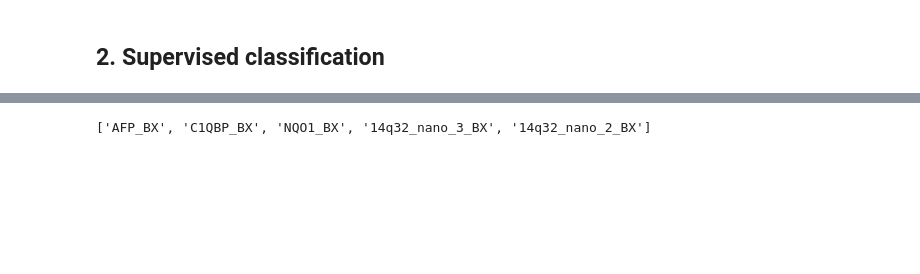
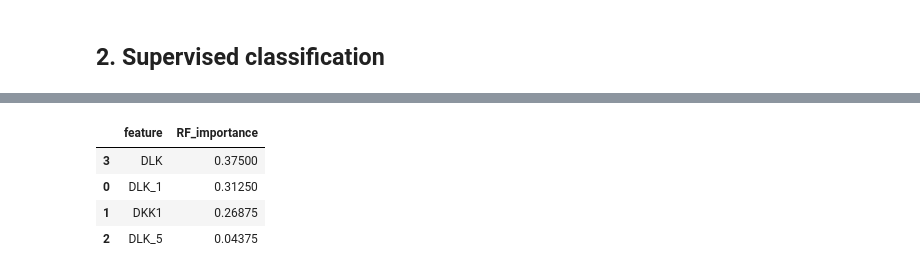
Before and after one commit to bsc-life/IGTP_biomarker_study, a Jupyter notebook: Machine learning pipeline.ipynb, the cells around one changed output, grey strips where cells are left out. Saved outputs shown, nothing was run; the diff lists cells and outputs as text; code cells hidden in the pictures; blank space fills up the shorter version.

```diff
--- a/Machine learning pipeline.ipynb
+++ b/Machine learning pipeline.ipynb
@@ -175,7 +227,13 @@ Test accuracy: 0.7096774193548387
-# %%
-if len(features)>=10:
-    print([features[i] for i in indices[::-1]][:10])
-else:
-    print([features[i] for i in indices[::-1]])
-# %% [output]
-['AFP_BX', 'C1QBP_BX', 'NQO1_BX', '14q32_nano_3_BX', '14q32_nano_2_BX']
+# %%
+df_import = [[features[indices[i]],importances[i]] for i in range(len(indices))]
+df_import = pd.DataFrame.from_records(df_import)
+df_import.columns = ['feature','RF_importance']
+df_import = df_import.sort_values('RF_importance', ascending=False)
+df_import.to_csv('output_ML/'+tag+'_RF_importance.tsv',sep='\t',index=False)
+df_import
+# %% [output]
+|  | feature | RF_importance |
+| 3 | DLK | 0.37500 |
+| 0 | DLK_1 | 0.31250 |
+| 1 | DKK1 | 0.26875 |
+| 2 | DLK_5 | 0.04375 |
```
Also changed, not shown: parts of 6 cells of this notebook, 2 other files.
